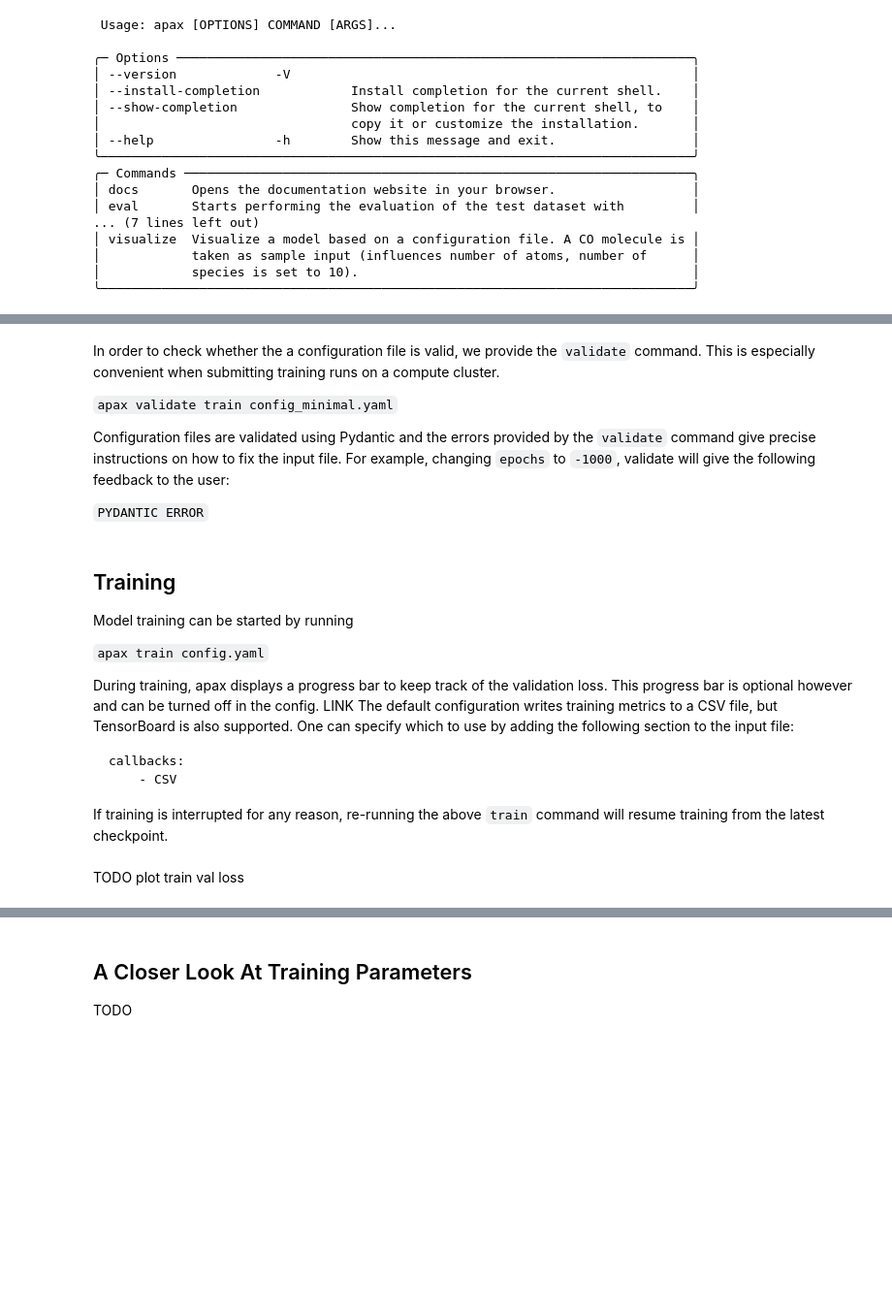
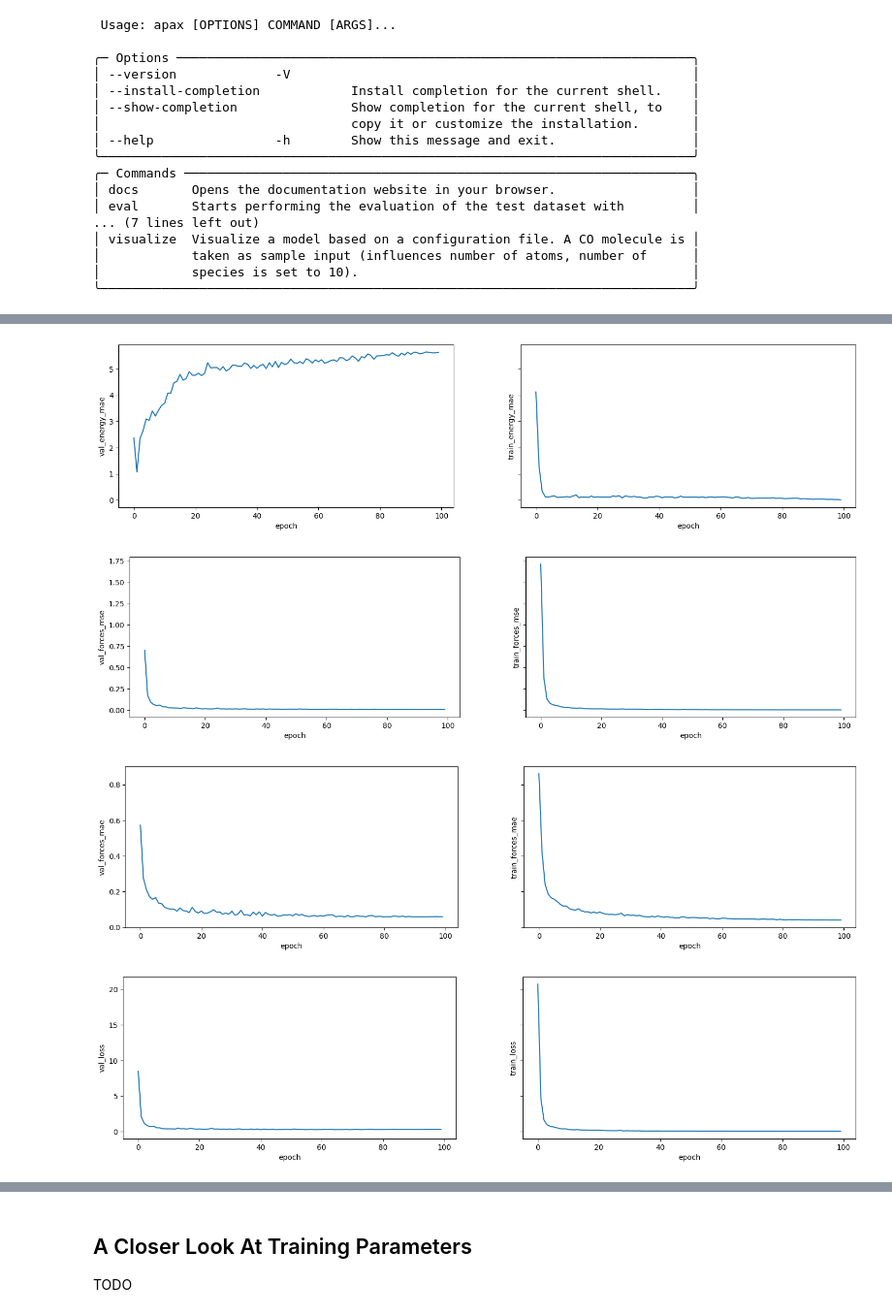
Before and after one commit to apax-hub/apax, a Jupyter notebook: examples/01_Model_Training.ipynb, the cells around one changed output, grey strips where cells are left out. Shown at 97% size. Cells and saved outputs as stored; diff of their text form; code cells hidden in the pictures; blank space fills up the shorter version.

Commit message:
Model training example

````diff
--- a/examples/01_Model_Training.ipynb
+++ b/examples/01_Model_Training.ipynb
@@ -74,29 +170,0 @@ data:
-# %% [markdown]
-In order to check whether the a configuration file is valid, we provide the `validate` command. This is especially convenient when submitting training runs on a compute cluster.
-
-`apax validate train config_minimal.yaml`
-
-Configuration files are validated using Pydantic and the errors provided by the `validate` command give precise instructions on how to fix the input file.
-For example, changing `epochs` to `-1000`, validate will give the following feedback to the user:
-
-`PYDANTIC ERROR`
-# %% [markdown]
-## Training
-
-Model training can be started by running
-
-`apax train config.yaml`
-
-During training, apax displays a progress bar to keep track of the validation loss.
-This progress bar is optional however and can be turned off in the config. LINK
-The default configuration writes training metrics to a CSV file, but TensorBoard is also supported.
-One can specify which to use by adding the following section to the input file:
-
-```yaml
-callbacks:
-    - CSV
-```
-
-If training is interrupted for any reason, re-running the above `train` command will resume training from the latest checkpoint.
-# %% [markdown]
-TODO plot train val loss
@@ -107 +171,48 @@ import matplotlib.pyplot as plt
+# %%
+import csv
+import matplotlib.pyplot as plt
+import numpy as np
+
+
+path = "project/models/benzene_dft_script/log.csv"
+
+keys = ["energy_mae", "forces_mse", "forces_mae", "loss"]
+data_dict = {}
+
+with open(path, 'r') as file:
+    reader = csv.reader(file)
+
+    # Extract the headers (keys) from the first row
+    headers = next(reader)
+
+    # Initialize empty lists for each key
+    for header in headers:
+        data_dict[header] = []
+
+    # Read the rest of the rows and append values to the corresponding key
+    for row in reader:
+        for idx, value in enumerate(row):
+            key = headers[idx]
+            data_dict[key].append(float(value))
+
+for key in keys:
+    fig, axes = plt.subplots(1, 2, sharey=True, sharex=True, figsize=(18, 4))
+
+    val = np.array(data_dict[f"val_{key}"])
+    train = np.array(data_dict[f"train_{key}"])
+    epoch = np.array(data_dict["epoch"])
+
+    axes[0].plot(epoch, val)
+    axes[1].plot(epoch, train)
+
+    axes[0].set_ylabel(f"val_{key}")
+    axes[0].set_xlabel(r"epoch")
+    axes[1].set_ylabel(f"train_{key}")
+    axes[1].set_xlabel(r"epoch")
+    fig.show()
+# %% [output]
+[figure, added]
+[figure, added]
+[figure, added]
+[figure, added]
 # %% [markdown]
````
Also changed, not shown: parts of 20 cells of this notebook.
